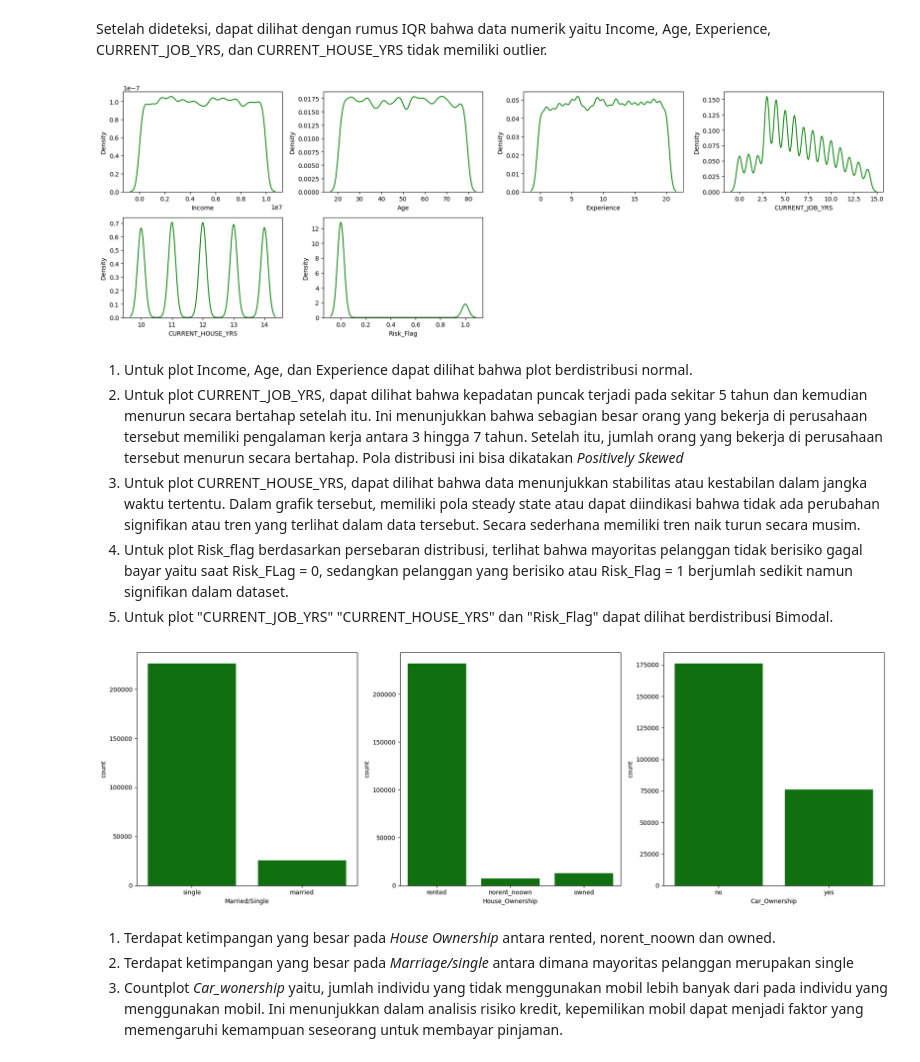
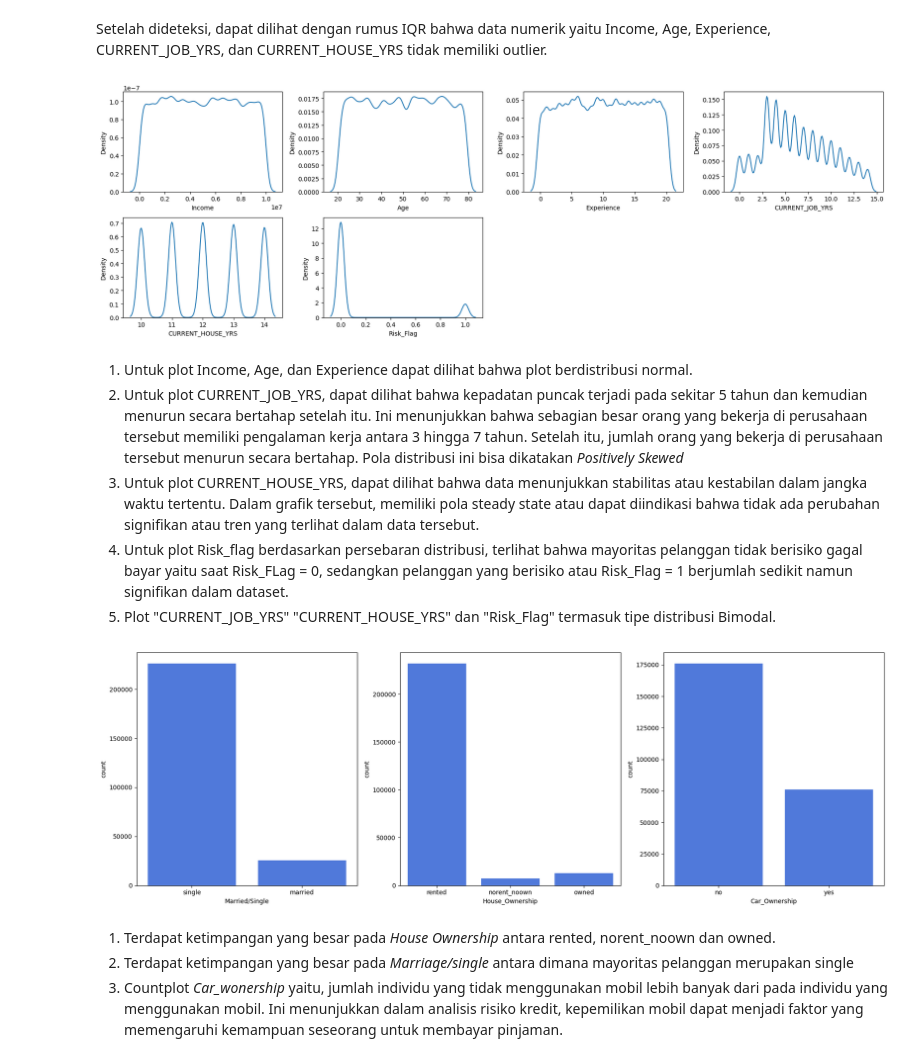
Before and after one commit to 2012500720/FinalProject_Kelompok1A, a Jupyter notebook: Stage1/Tugas_Stage_1.ipynb, the cells around one changed output. Drawn from its saved outputs; the diff is of its cells as text; code cells hidden in the pictures.

```diff
--- a/Stage1/Tugas_Stage_1.ipynb
+++ b/Stage1/Tugas_Stage_1.ipynb
@@ -165,10 +165,11 @@ print(categoricals)
 # %%
 # Menggunakan len(numerical) untuk mendapatkan jumlah fitur numerik
+palette=['#3970F1', '#D63434']
 plt.figure(figsize=(18, 6))
 # Loop melalui fitur numerik dan membuat subplot untuk setiap fitur
 for i in range(len(numericals)):
     plt.subplot(1, len(numericals), i + 1)
-    sns.boxplot(y=data[numericals[i]], color='green', orient='y', linewidth=2)
+    sns.boxplot(y=data[numericals[i]], palette=palette, orient='y', linewidth=2)
     plt.title(numericals[i])
     plt.tight_layout()
 
@@ -231,31 +232,31 @@ features = numericals
 # Loop melalui fitur numerik dan membuat subplot untuk setiap fitur
 for i in range(len(numericals)):
     plt.subplot(2, 4, i+1)
-    sns.kdeplot(x=data[features[i]], color='green')
+    sns.kdeplot(x=data[features[i]], palette=palette)
     plt.xlabel(features[i])
     plt.tight_layout()
 plt.show()
 # %% [output]
-[figure, old version]
+[figure, new version]
 # %% [markdown]
 1. Untuk plot Income, Age, dan Experience dapat dilihat bahwa plot berdistribusi normal.
 2. Untuk plot CURRENT_JOB_YRS, dapat dilihat bahwa kepadatan puncak terjadi pada sekitar 5 tahun dan kemudian menurun secara bertahap setelah itu. Ini menunjukkan bahwa sebagian besar orang yang bekerja di perusahaan tersebut memiliki pengalaman kerja antara 3 hingga 7 tahun. Setelah itu, jumlah orang yang bekerja di perusahaan tersebut menurun secara bertahap. Pola distribusi ini bisa dikatakan *Positively Skewed*
-3. Untuk plot CURRENT_HOUSE_YRS, dapat dilihat bahwa data menunjukkan stabilitas atau kestabilan dalam jangka waktu tertentu. Dalam grafik tersebut, memiliki pola steady state atau dapat diindikasi bahwa tidak ada perubahan signifikan atau tren yang terlihat dalam data tersebut. Secara sederhana memiliki tren naik turun secara musim.
+3. Untuk plot CURRENT_HOUSE_YRS, dapat dilihat bahwa data menunjukkan stabilitas atau kestabilan dalam jangka waktu tertentu. Dalam grafik tersebut, memiliki pola steady state atau dapat diindikasi bahwa tidak ada perubahan signifikan atau tren yang terlihat dalam data tersebut.
 4. Untuk plot Risk_flag berdasarkan persebaran distribusi, terlihat bahwa mayoritas pelanggan tidak berisiko gagal bayar yaitu saat Risk_FLag = 0, sedangkan pelanggan yang berisiko atau Risk_Flag = 1 berjumlah sedikit namun signifikan dalam dataset.
-5. Untuk plot "CURRENT_JOB_YRS" "CURRENT_HOUSE_YRS" dan "Risk_Flag" dapat dilihat berdistribusi Bimodal.
+5. Plot "CURRENT_JOB_YRS" "CURRENT_HOUSE_YRS" dan "Risk_Flag" termasuk tipe distribusi Bimodal.
 # %%
 # Menggunakan len(categoricals) untuk mendapatkan jumlah fitur kategorikal
 plt.figure(figsize=(18, 6))
 categorical = ["Married/Single", "House_Ownership", "Car_Ownership"]
 features=categorical
 # Loop melalui fitur kategorikal dan membuat subplot untuk setiap fitur
 for i in range(len(features)):
     plt.subplot(1, len(features), i+1)
-    sns.countplot(x=data[features[i]], color='green')
+    sns.countplot(x=data[features[i]], color='#3970F1')
     plt.tight_layout()
 plt.show()
 # %% [output]
-[figure, old version]
+[figure, new version]
 # %% [markdown]
 1. Terdapat ketimpangan yang besar pada *House Ownership* antara rented, norent_noown dan owned.
 2. Terdapat ketimpangan yang besar pada *Marriage/single* antara dimana mayoritas pelanggan merupakan single
```
Also changed, not shown: parts of 20 cells of this notebook.
